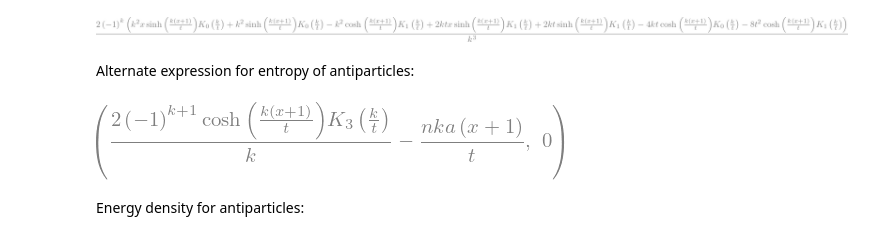
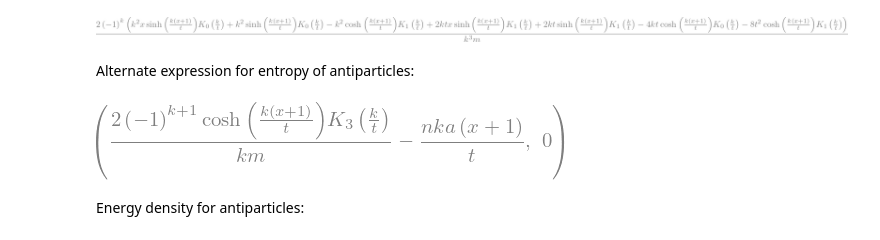
Before and after one commit to awsteiner/o2scl, a Jupyter notebook: doc/o2scl/part/python/fermion.ipynb, the cells around one changed output. Saved outputs shown, nothing was run; the diff lists cells and outputs as text; code cells hidden in the pictures.

```diff
--- a/doc/o2scl/part/python/fermion.ipynb
+++ b/doc/o2scl/part/python/fermion.ipynb
@@ -9,6 +9,7 @@ Define symbolic variables:
 t=sympy.Symbol('t')
 k=sympy.Symbol('k')
 x=sympy.Symbol('x')
+m=sympy.Symbol('m')
 # %% [markdown]
 Pressure for particles:
 # %%
@@ -85,6 +97,6 @@ edk3=sympy.simplify(edk2.subs(sympy.besselk(2,k/t),sympy.Symbol('B2')).subs(symp
 # %% [markdown]
 Number density of antiparticles:
 # %%
-nka=sympy.simplify(sympy.diff(Pka,x))
+nka=sympy.simplify(sympy.diff(Pka,x))/m
 nka
 # %% [output]
@@ -98,7 +110,7 @@ sympy.simplify(nka/Pka)
 # %% [markdown]
 Entropy of antiparticles:
 # %%
-ska=sympy.simplify(sympy.diff(Pka,t))
+ska=sympy.simplify(sympy.diff(Pka,t))/m
 ska
 # %% [output]
 [figure]
@@ -107,13 +119,13 @@ Alternate expression for entropy of antiparticles:
 # %%
 nka_old=nka
 nka=sympy.Symbol('nka')
 skaalt=(-nka*(1+x)/t+2*(-1)**(k+1)/k*
-        sympy.cosh(k*(x+1)/t)*sympy.besselk(3,k/t))
+        sympy.cosh(k*(x+1)/t)*sympy.besselk(3,k/t)/m)
 diff=sympy.simplify(skaalt.subs('nka',nka_old)-ska)
 nka=nka_old
 skaalt,diff
 # %% [output]
-[figure, old version]
+[figure, new version]
 # %% [markdown]
 Energy density for antiparticles:
 # %%
```
Also changed, not shown: parts of 14 cells of this notebook, 5 other files.
